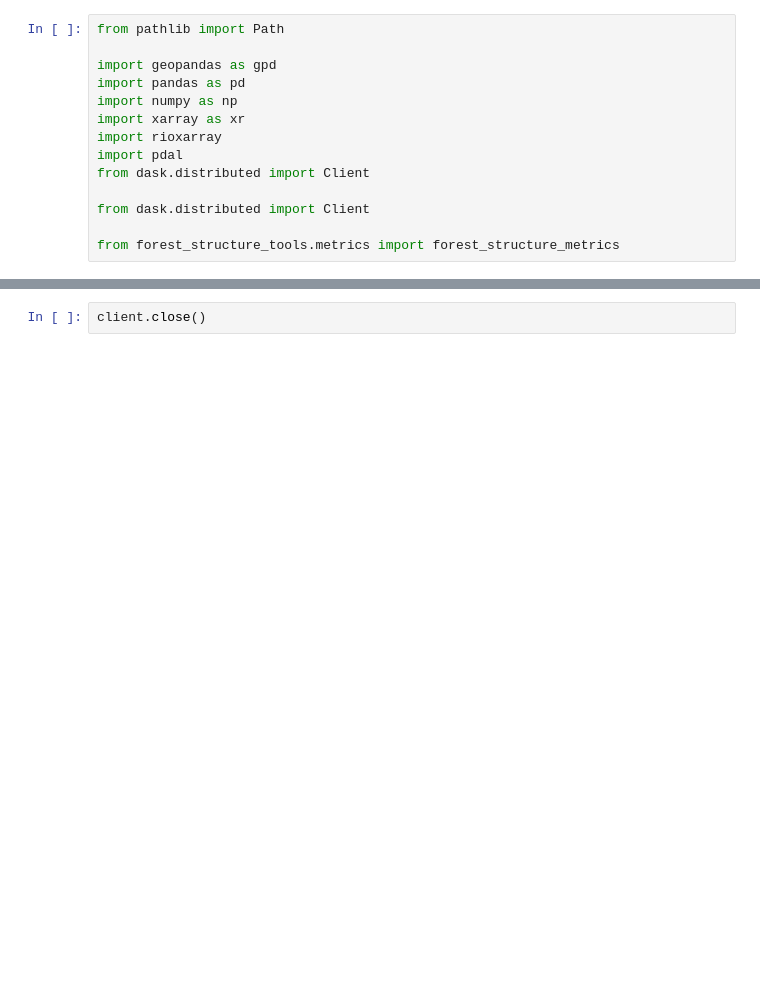
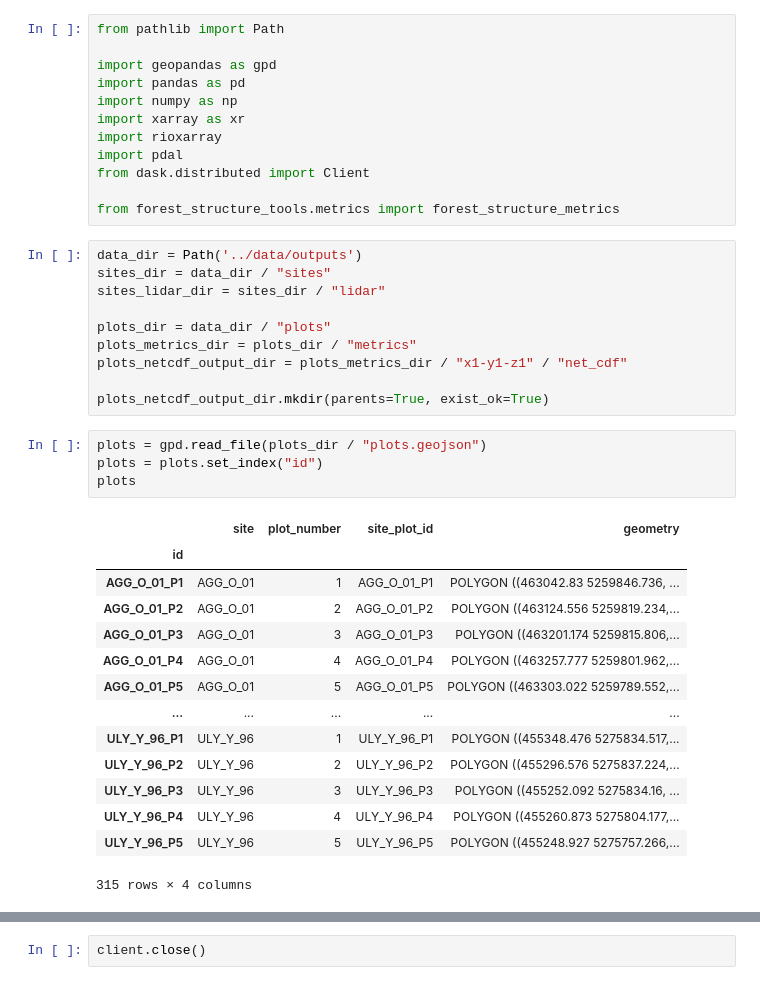
Before and after one commit to jameswesc/masters-thesis, a Jupyter notebook: notebooks/04_grid_and_voxel_metrics.ipynb, the cells around one changed output, grey strips where cells are left out. Drawn from its saved outputs; the diff is of its cells as text; blank space fills up the shorter version.

Commit message:
updated grid and voxel metrics

```diff
--- a/notebooks/04_grid_and_voxel_metrics.ipynb
+++ b/notebooks/04_grid_and_voxel_metrics.ipynb
@@ -9,7 +9,34 @@ import rioxarray
 import pdal
 from dask.distributed import Client
 
-from dask.distributed import Client
-
 from forest_structure_tools.metrics import forest_structure_metrics
+# %%
+data_dir = Path('../data/outputs')
+sites_dir = data_dir / "sites"
+sites_lidar_dir = sites_dir / "lidar"
+
+plots_dir = data_dir / "plots"
+plots_metrics_dir = plots_dir / "metrics"
+plots_netcdf_output_dir = plots_metrics_dir / "x1-y1-z1" / "net_cdf"
+
+plots_netcdf_output_dir.mkdir(parents=True, exist_ok=True)
+# %%
+plots = gpd.read_file(plots_dir / "plots.geojson")
+plots = plots.set_index("id")
+plots
+# %% [output]
+|  | site | plot_number | site_plot_id | geometry |
+| id |  |  |  |  |
+| AGG_O_01_P1 | AGG_O_01 | 1 | AGG_O_01_P1 | POLYGON ((463042.83 5259846.736, ... |
+| AGG_O_01_P2 | AGG_O_01 | 2 | AGG_O_01_P2 | POLYGON ((463124.556 5259819.234,... |
+| AGG_O_01_P3 | AGG_O_01 | 3 | AGG_O_01_P3 | POLYGON ((463201.174 5259815.806,... |
+| AGG_O_01_P4 | AGG_O_01 | 4 | AGG_O_01_P4 | POLYGON ((463257.777 5259801.962,... |
+| AGG_O_01_P5 | AGG_O_01 | 5 | AGG_O_01_P5 | POLYGON ((463303.022 5259789.552,... |
+| ... | ... | ... | ... | ... |
+| ULY_Y_96_P1 | ULY_Y_96 | 1 | ULY_Y_96_P1 | POLYGON ((455348.476 5275834.517,... |
+| ULY_Y_96_P2 | ULY_Y_96 | 2 | ULY_Y_96_P2 | POLYGON ((455296.576 5275837.224,... |
+| ULY_Y_96_P3 | ULY_Y_96 | 3 | ULY_Y_96_P3 | POLYGON ((455252.092 5275834.16, ... |
+| ULY_Y_96_P4 | ULY_Y_96 | 4 | ULY_Y_96_P4 | POLYGON ((455260.873 5275804.177,... |
+| ULY_Y_96_P5 | ULY_Y_96 | 5 | ULY_Y_96_P5 | POLYGON ((455248.927 5275757.266,... |
+315 rows × 4 columns
 # %%
```
Also changed, not shown: parts of 10 cells of this notebook, 2 other files.
